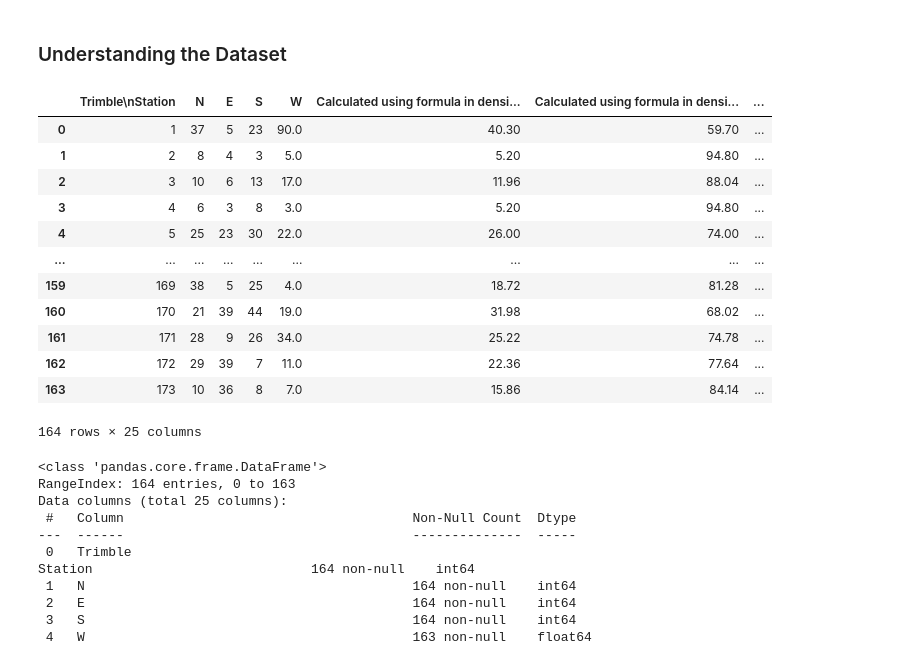
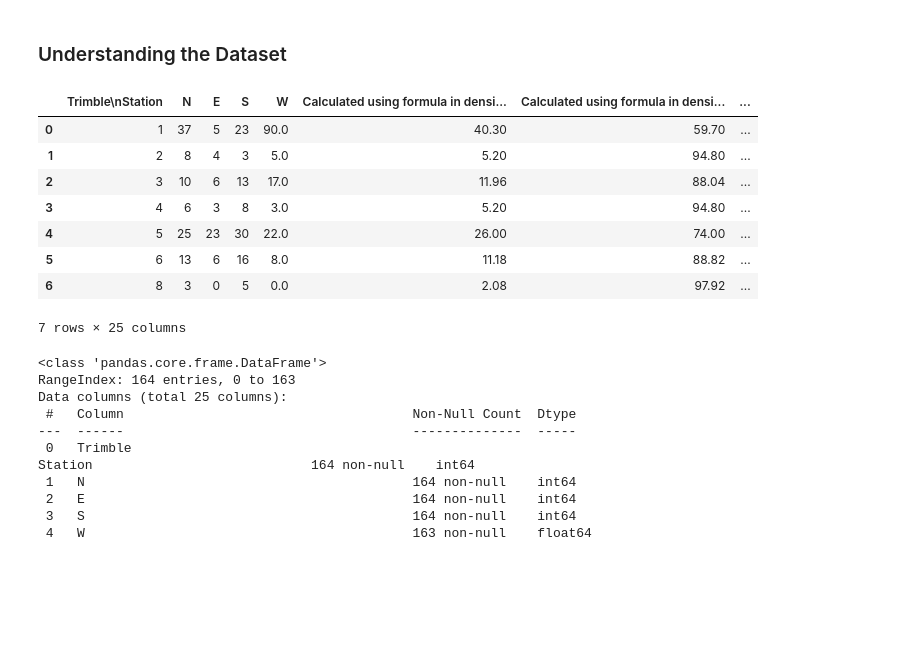
Before and after one commit to Graviton12/CS-430-Group-Project, a Jupyter notebook: 2021_Cherokee_Invasive_Survey_EDA_samia.ipynb, the cells around one changed output. Drawn from its saved outputs; the diff is of its cells as text; code cells hidden in the pictures; blank space fills up the shorter version.

```diff
--- a/2021_Cherokee_Invasive_Survey_EDA_samia.ipynb
+++ b/2021_Cherokee_Invasive_Survey_EDA_samia.ipynb
@@ -19,22 +19,18 @@ dataset=pd.read_excel("/content/drive/MyDrive/CS 430 Group Project/olmstead_data
 # %% [markdown]
 ### Understanding the Dataset
 # %%
-
-dataset
+# viewing dataset
+dataset.head(7)
 # %% [output]
 |  | Trimble\nStation | N | E | S | W | Calculated using formula in densi... | Calculated using formula in densi... | ... |
 | 0 | 1 | 37 | 5 | 23 | 90.0 | 40.30 | 59.70 | ... |
 | 1 | 2 | 8 | 4 | 3 | 5.0 | 5.20 | 94.80 | ... |
 | 2 | 3 | 10 | 6 | 13 | 17.0 | 11.96 | 88.04 | ... |
 | 3 | 4 | 6 | 3 | 8 | 3.0 | 5.20 | 94.80 | ... |
 | 4 | 5 | 25 | 23 | 30 | 22.0 | 26.00 | 74.00 | ... |
-| ... | ... | ... | ... | ... | ... | ... | ... | ... |
-| 159 | 169 | 38 | 5 | 25 | 4.0 | 18.72 | 81.28 | ... |
-| 160 | 170 | 21 | 39 | 44 | 19.0 | 31.98 | 68.02 | ... |
-| 161 | 171 | 28 | 9 | 26 | 34.0 | 25.22 | 74.78 | ... |
-| 162 | 172 | 29 | 39 | 7 | 11.0 | 22.36 | 77.64 | ... |
-| 163 | 173 | 10 | 36 | 8 | 7.0 | 15.86 | 84.14 | ... |
+| 5 | 6 | 13 | 6 | 16 | 8.0 | 11.18 | 88.82 | ... |
+| 6 | 8 | 3 | 0 | 5 | 0.0 | 2.08 | 97.92 | ... |
-164 rows × 25 columns
+7 rows × 25 columns
 # %%
 # checking the datatypes for each column
 dataset.info()
```
Also changed, not shown: parts of 11 cells of this notebook.
